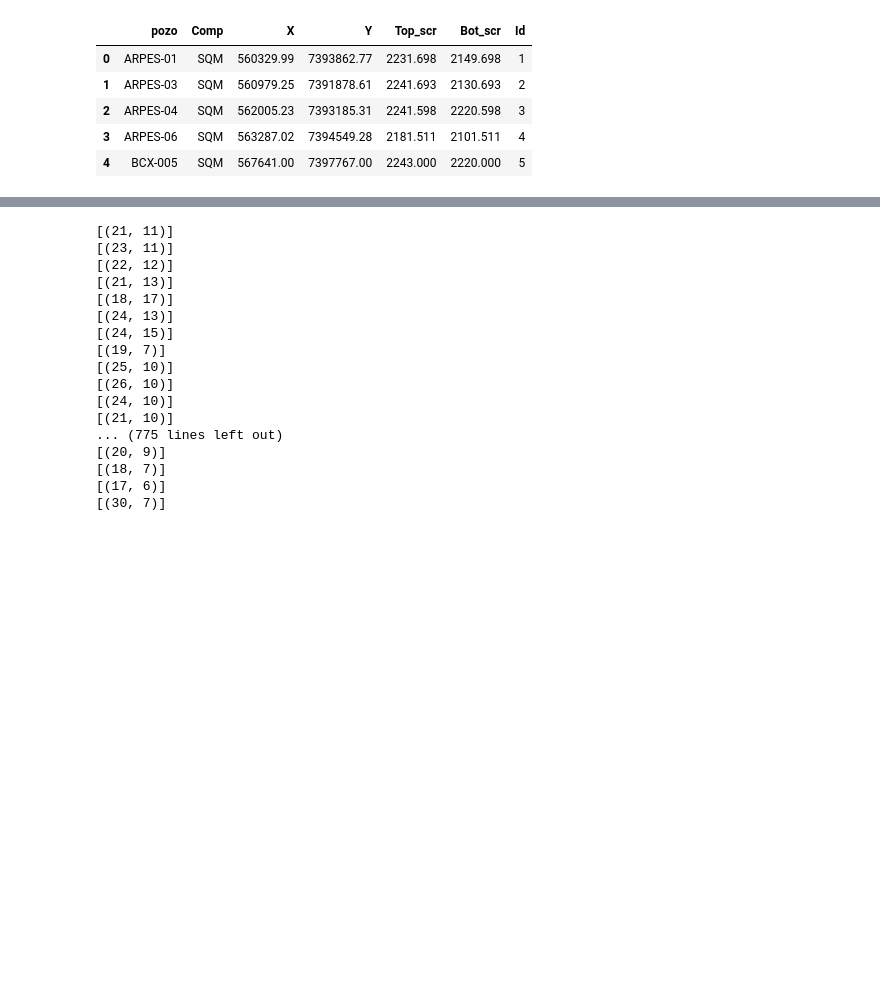
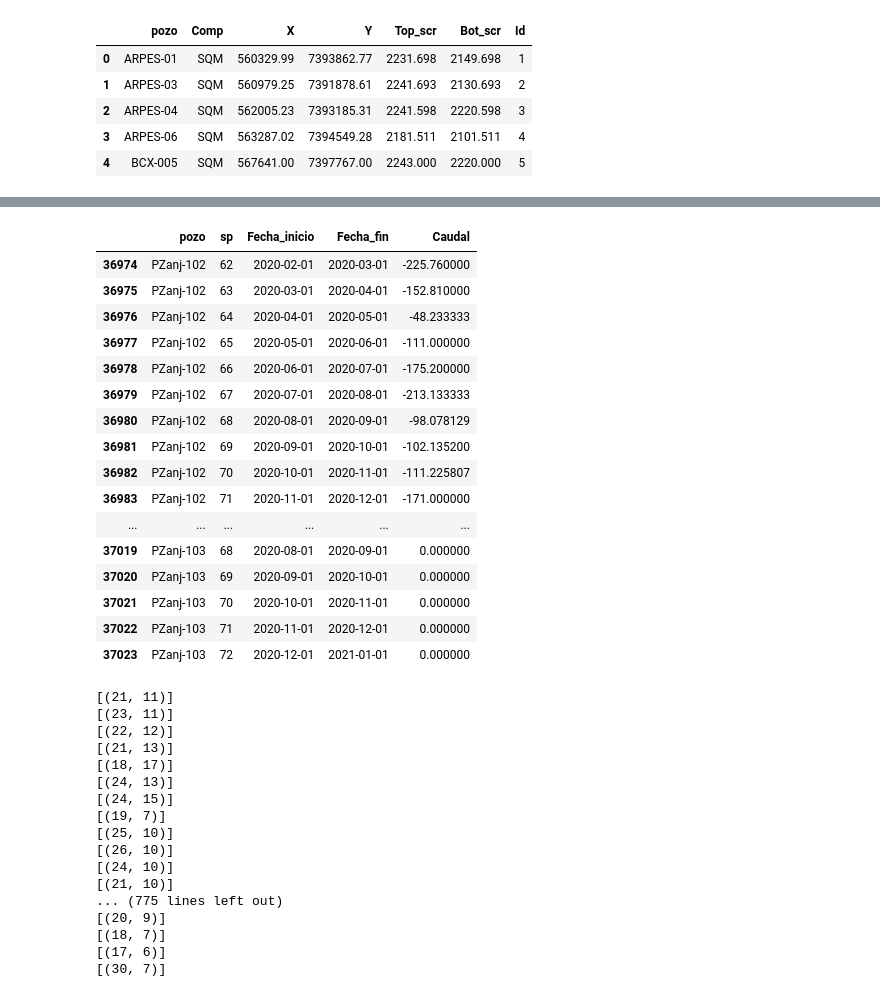
Before and after one commit to DiegoHidalgoS/test_model, a Jupyter notebook: Jupyter/Prueba1.ipynb, the cells around one changed output, grey strips where cells are left out. Saved outputs shown, nothing was run; the diff lists cells and outputs as text; code cells hidden in the pictures; blank space fills up the shorter version.

```diff
--- a/Jupyter/Prueba1.ipynb
+++ b/Jupyter/Prueba1.ipynb
@@ -601,3 +460,0 @@ def Caudal_SP(SP,dic_well):
-# %%
-SP = Constru_SP(2015,4,10,2021,5,22, escala='m', n_escala=5)
-df_sp = Caudal_SP(SP,dic_well)
@@ -1531,0 +1036,39 @@ wells.head()
+# %%
+dic_well_day = well_to_day(wells)
+# %%
+def well_to_SP(SP,dic_well):
+
+    #Data del SP
+    fecha_inicialSP=SP[1]
+    fecha_finalSP=SP[2]
+
+    name_well = list(dic_well.keys())
+
+    df_sp = pd.DataFrame(columns = ['pozo','sp','Fecha_inicio','Fecha_fin','Caudal']) #DataFrame a rellenar
+
+    for well in name_well: #recorrer pozos
+        df_well = dic_well[well]
+        Caudal = []
+        sp = []
+
+        for i in range(len(fecha_inicialSP)):
+            sp.append(i+1)
+
+            #Filtrar segun fechas
+            f_i = df_well['Days'] >= fecha_inicialSP[i]
+            f_f = df_well['Days'] < fecha_finalSP[i]
+            filt = f_i & f_f
+            Caudal.append(np.mean(df_well.loc[filt]['Flow'])) #Caudal promedio segun fechas establecidas
+
+        dic = {'pozo':[well]*len(sp),'sp':sp,'Fecha_inicio':fecha_inicialSP,'Fecha_fin':fecha_finalSP,'Caudal':Caudal}
+        df_sp_well = pd.DataFrame(dic) #DataFrame de un pozo
+
+        df_sp = pd.concat([df_sp,df_sp_well],axis=0)
+
+
+    df_sp.dropna(subset = ["Caudal"], inplace=True) #Eliminar filas NaN
+    df_sp.reset_index(drop=True,inplace=True)       #Reiniciar index
+
+    return df_sp
+# %%
+df_well_to_sp = well_to_SP(SP,dic_well_day)
@@ -1532,3 +1091,23 @@ wells.head()
+# %%
+df_well_to_sp.tail(50)
+# %% [output]
+|  | pozo | sp | Fecha_inicio | Fecha_fin | Caudal |
+| 36974 | PZanj-102 | 62 | 2020-02-01 | 2020-03-01 | -225.760000 |
+| 36975 | PZanj-102 | 63 | 2020-03-01 | 2020-04-01 | -152.810000 |
+| 36976 | PZanj-102 | 64 | 2020-04-01 | 2020-05-01 | -48.233333 |
+| 36977 | PZanj-102 | 65 | 2020-05-01 | 2020-06-01 | -111.000000 |
+| 36978 | PZanj-102 | 66 | 2020-06-01 | 2020-07-01 | -175.200000 |
+| 36979 | PZanj-102 | 67 | 2020-07-01 | 2020-08-01 | -213.133333 |
+| 36980 | PZanj-102 | 68 | 2020-08-01 | 2020-09-01 | -98.078129 |
+| 36981 | PZanj-102 | 69 | 2020-09-01 | 2020-10-01 | -102.135200 |
+| 36982 | PZanj-102 | 70 | 2020-10-01 | 2020-11-01 | -111.225807 |
+| 36983 | PZanj-102 | 71 | 2020-11-01 | 2020-12-01 | -171.000000 |
+| ... | ... | ... | ... | ... | ... |
+| 37019 | PZanj-103 | 68 | 2020-08-01 | 2020-09-01 | 0.000000 |
+| 37020 | PZanj-103 | 69 | 2020-09-01 | 2020-10-01 | 0.000000 |
+| 37021 | PZanj-103 | 70 | 2020-10-01 | 2020-11-01 | 0.000000 |
+| 37022 | PZanj-103 | 71 | 2020-11-01 | 2020-12-01 | 0.000000 |
+| 37023 | PZanj-103 | 72 | 2020-12-01 | 2021-01-01 | 0.000000 |
 # %%
 ALB_bot_well=5
 
```
Also changed, not shown: parts of 66 cells of this notebook.
